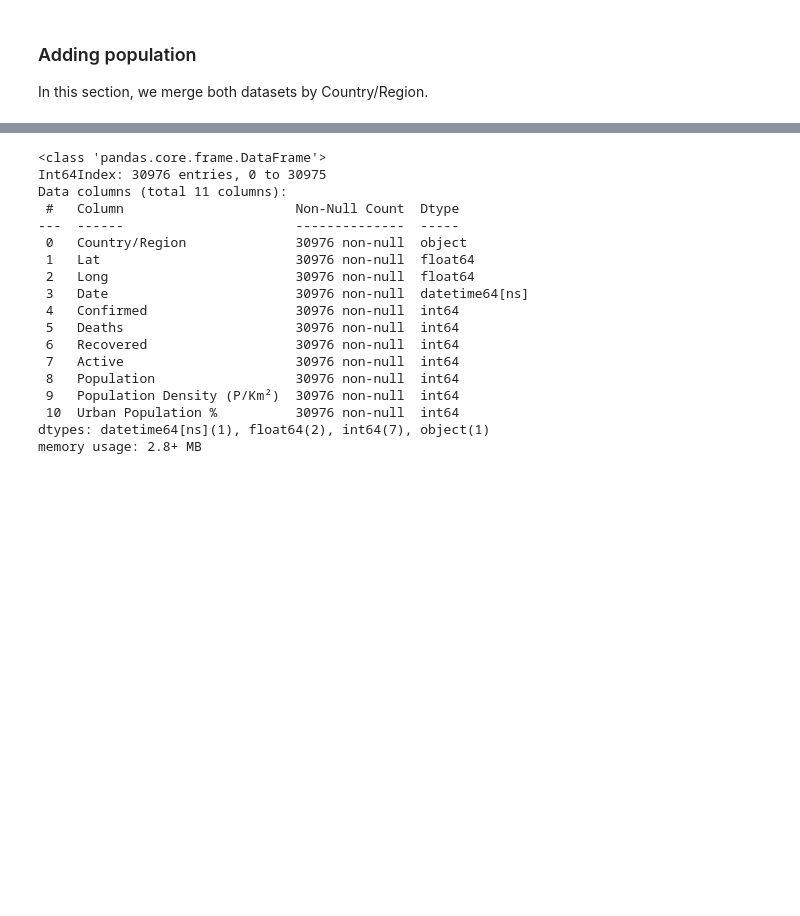
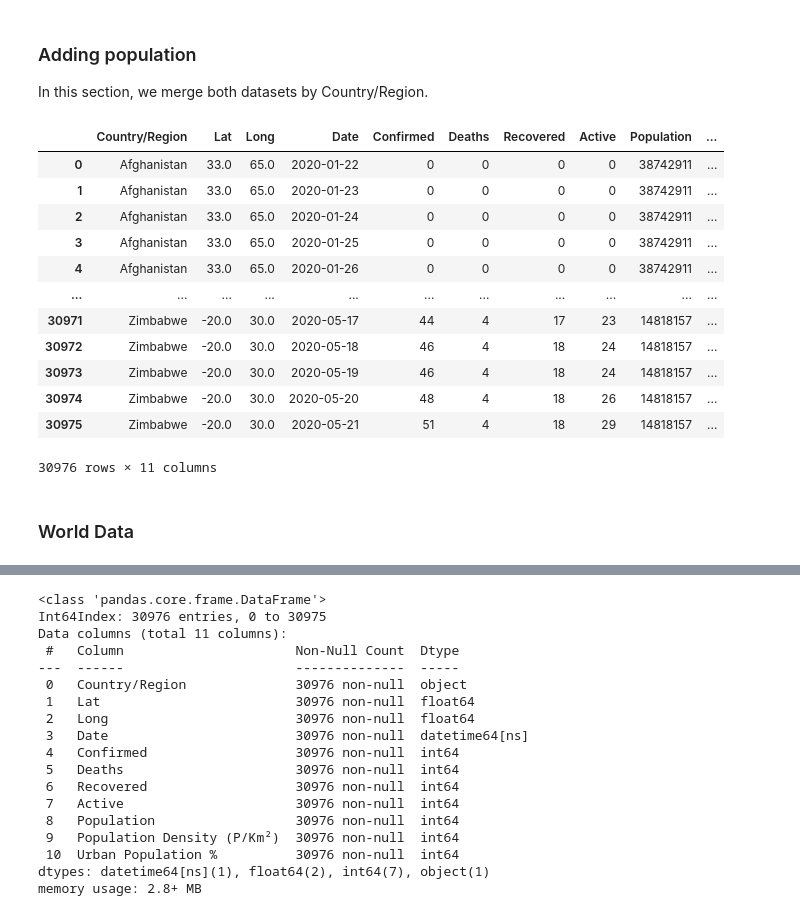
Before and after one commit to SALajes/iart-regression-modeling, a Jupyter notebook: Covid19.ipynb, the cells around one changed output, grey strips where cells are left out. Saved outputs shown, nothing was run; the diff lists cells and outputs as text; code cells hidden in the pictures; blank space fills up the shorter version.

```diff
--- a/Covid19.ipynb
+++ b/Covid19.ipynb
@@ -176,3 +189,21 @@ full_grouped = full_table.groupby(['Country/Region','Lat','Long','Date'])['Confi
 In this section, we merge both datasets by Country/Region.
 # %%
 full_grouped = pd.merge(full_grouped,pop_table,on=['Country/Region'])
+
+full_grouped
+# %% [output]
+|  | Country/Region | Lat | Long | Date | Confirmed | Deaths | Recovered | Active | Population | ... |
+| 0 | Afghanistan | 33.0 | 65.0 | 2020-01-22 | 0 | 0 | 0 | 0 | 38742911 | ... |
+| 1 | Afghanistan | 33.0 | 65.0 | 2020-01-23 | 0 | 0 | 0 | 0 | 38742911 | ... |
+| 2 | Afghanistan | 33.0 | 65.0 | 2020-01-24 | 0 | 0 | 0 | 0 | 38742911 | ... |
+| 3 | Afghanistan | 33.0 | 65.0 | 2020-01-25 | 0 | 0 | 0 | 0 | 38742911 | ... |
+| 4 | Afghanistan | 33.0 | 65.0 | 2020-01-26 | 0 | 0 | 0 | 0 | 38742911 | ... |
+| ... | ... | ... | ... | ... | ... | ... | ... | ... | ... | ... |
+| 30971 | Zimbabwe | -20.0 | 30.0 | 2020-05-17 | 44 | 4 | 17 | 23 | 14818157 | ... |
+| 30972 | Zimbabwe | -20.0 | 30.0 | 2020-05-18 | 46 | 4 | 18 | 24 | 14818157 | ... |
+| 30973 | Zimbabwe | -20.0 | 30.0 | 2020-05-19 | 46 | 4 | 18 | 24 | 14818157 | ... |
+| 30974 | Zimbabwe | -20.0 | 30.0 | 2020-05-20 | 48 | 4 | 18 | 26 | 14818157 | ... |
+| 30975 | Zimbabwe | -20.0 | 30.0 | 2020-05-21 | 51 | 4 | 18 | 29 | 14818157 | ... |
+30976 rows × 11 columns
+# %% [markdown]
+### World Data
```
Also changed, not shown: parts of 24 cells of this notebook.
